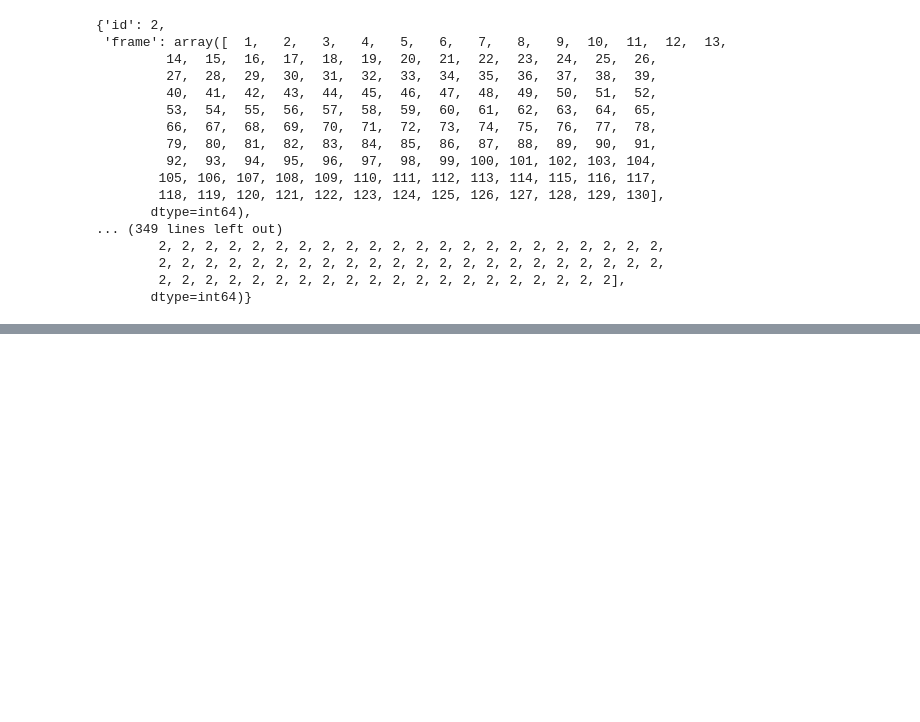
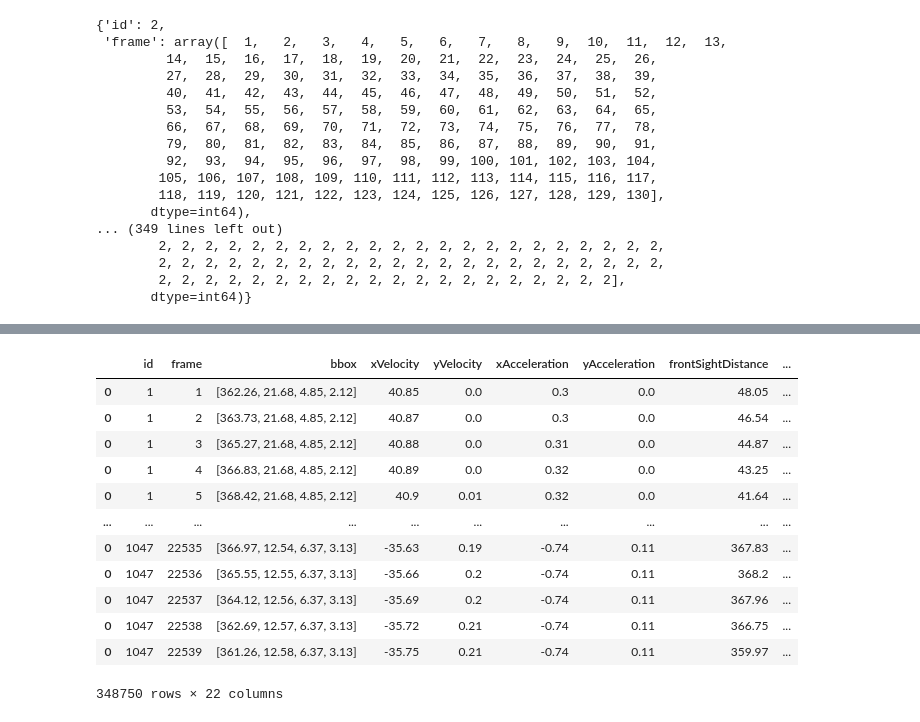
Before and after one commit to jialori/dataclean_highD, a Jupyter notebook: src/main.ipynb, the cells around one changed output, grey strips where cells are left out. Drawn from its saved outputs; the diff is of its cells as text; code cells hidden in the pictures; blank space fills up the shorter version.

```diff
--- a/src/main.ipynb
+++ b/src/main.ipynb
@@ -140,12 +140,14 @@ def find_nearby_nine(carid, frameid):
 N = 10 #倒退多少个frames
 # find_nearby_cars = find_nearby_nine()
 # %%
+
 tracks_dump = tracks.copy()
+lst_df_tracks = []
 for x in tracks_dump:
     x = x.copy()
-    # x.pop('id')
-    # df = pd.json_normalize(x,['frame','bbox','xVelocity','yVelocity','xAcceleration','yAcceleration','frontSightDistance','backSightDistance','thw','ttc','dhw','precedingXVelocity','precedingId','followingId','leftFollowingId','leftAlongsideId','leftPrecedingId','rightFollowingId','rightAlongsideId','rightPrecedingId','laneId'])
-    # df = pd.json_normalize(x, max_level=2)
-    df = pd.json_normalize(x, "frame")
-    print(df)
-    break
+    lst_cols = ['frame','bbox','xVelocity','yVelocity','xAcceleration','yAcceleration','frontSightDistance','backSightDistance','thw','ttc','dhw','precedingXVelocity','precedingId','followingId','leftFollowingId','leftAlongsideId','leftPrecedingId','rightFollowingId','rightAlongsideId','rightPrecedingId','laneId']
+    df_track = pd.json_normalize(x, max_level=2).explode(column=lst_cols)
+    lst_df_tracks.append(df_track)
+    # print(df_track.iloc[0])
+    # result_columns = ['ID', 'frame', 'xmins', 'ymins', 'xmaxs', 'ymaxs', 'anglexs', 'angleys', 'relations']
+    # break
@@ -159,0 +154,18 @@ df
+# %%
+df_tracks_full = pd.concat(lst_df_tracks)
+# %%
+df_tracks_full
+# %% [output]
+|  | id | frame | bbox | xVelocity | yVelocity | xAcceleration | yAcceleration | frontSightDistance | ... |
+| 0 | 1 | 1 | [362.26, 21.68, 4.85, 2.12] | 40.85 | 0.0 | 0.3 | 0.0 | 48.05 | ... |
+| 0 | 1 | 2 | [363.73, 21.68, 4.85, 2.12] | 40.87 | 0.0 | 0.3 | 0.0 | 46.54 | ... |
+| 0 | 1 | 3 | [365.27, 21.68, 4.85, 2.12] | 40.88 | 0.0 | 0.31 | 0.0 | 44.87 | ... |
+| 0 | 1 | 4 | [366.83, 21.68, 4.85, 2.12] | 40.89 | 0.0 | 0.32 | 0.0 | 43.25 | ... |
+| 0 | 1 | 5 | [368.42, 21.68, 4.85, 2.12] | 40.9 | 0.01 | 0.32 | 0.0 | 41.64 | ... |
+| ... | ... | ... | ... | ... | ... | ... | ... | ... | ... |
+| 0 | 1047 | 22535 | [366.97, 12.54, 6.37, 3.13] | -35.63 | 0.19 | -0.74 | 0.11 | 367.83 | ... |
+| 0 | 1047 | 22536 | [365.55, 12.55, 6.37, 3.13] | -35.66 | 0.2 | -0.74 | 0.11 | 368.2 | ... |
+| 0 | 1047 | 22537 | [364.12, 12.56, 6.37, 3.13] | -35.69 | 0.2 | -0.74 | 0.11 | 367.96 | ... |
+| 0 | 1047 | 22538 | [362.69, 12.57, 6.37, 3.13] | -35.72 | 0.21 | -0.74 | 0.11 | 366.75 | ... |
+| 0 | 1047 | 22539 | [361.26, 12.58, 6.37, 3.13] | -35.75 | 0.21 | -0.74 | 0.11 | 359.97 | ... |
+348750 rows × 22 columns
```
Also changed, not shown: parts of 3 cells of this notebook.
